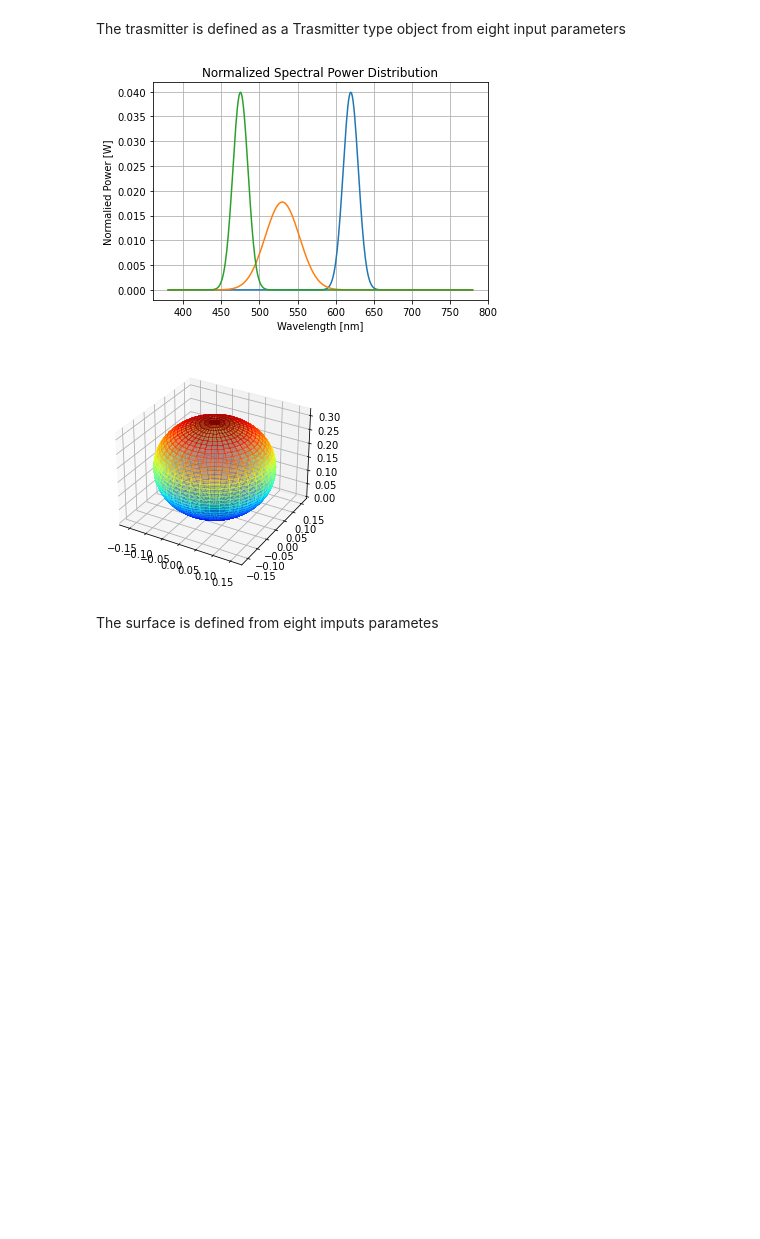
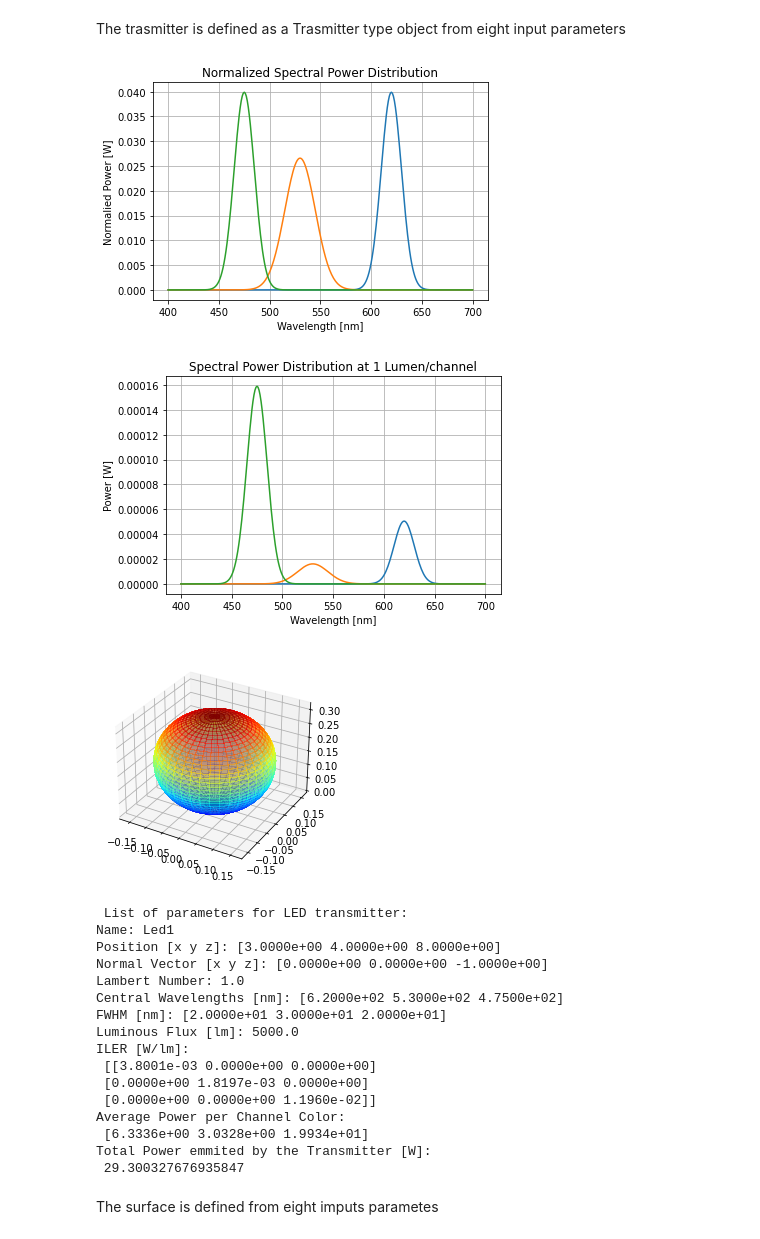
Before and after one commit to jufgutierrezgo/rs-vlc-model, a Jupyter notebook: rs-vlc-simulation.ipynb, the cells around one changed output. Cells and saved outputs as stored; diff of their text form; code cells hidden in the pictures; blank space fills up the shorter version.

```diff
--- a/rs-vlc-simulation.ipynb
+++ b/rs-vlc-simulation.ipynb
@@ -16,19 +16,38 @@ The trasmitter is defined as a Trasmitter type object from eight input parameter
 # %%
 transmitter = Transmitter(
         "Led1",
         position=[3, 4, 8],
         normal=[0, 0, -1],
         mlambert=1,
         wavelengths=[620, 530, 475],
-        fwhm=[20, 45, 20],
+        fwhm=[20, 30, 20],
         modulation='ieee16',
         luminous_flux=5000
     )
 transmitter.plot_spd_normalized()
+transmitter.plot_spd_at_1lm()
 transmitter.plot_led_pattern()
+print(transmitter)
 # %% [output]
-[figure, old version]
+[figure, new version]
-[figure, old version]
+[figure, new version]
+[figure, added]
+ List of parameters for LED transmitter:
+Name: Led1
+Position [x y z]: [3.0000e+00 4.0000e+00 8.0000e+00]
+Normal Vector [x y z]: [0.0000e+00 0.0000e+00 -1.0000e+00]
+Lambert Number: 1.0
+Central Wavelengths [nm]: [6.2000e+02 5.3000e+02 4.7500e+02]
+FWHM [nm]: [2.0000e+01 3.0000e+01 2.0000e+01]
+Luminous Flux [lm]: 5000.0
+ILER [W/lm]:
+ [[3.8001e-03 0.0000e+00 0.0000e+00]
+ [0.0000e+00 1.8197e-03 0.0000e+00]
+ [0.0000e+00 0.0000e+00 1.1960e-02]]
+Average Power per Channel Color:
+ [6.3336e+00 3.0328e+00 1.9934e+01]
+Total Power emmited by the Transmitter [W]:
+ 29.300327676935847
 # %% [markdown]
 The surface is defined from eight imputs parametes
 # %%
```
Also changed, not shown: parts of 1 cell of this notebook, 5 other files.
